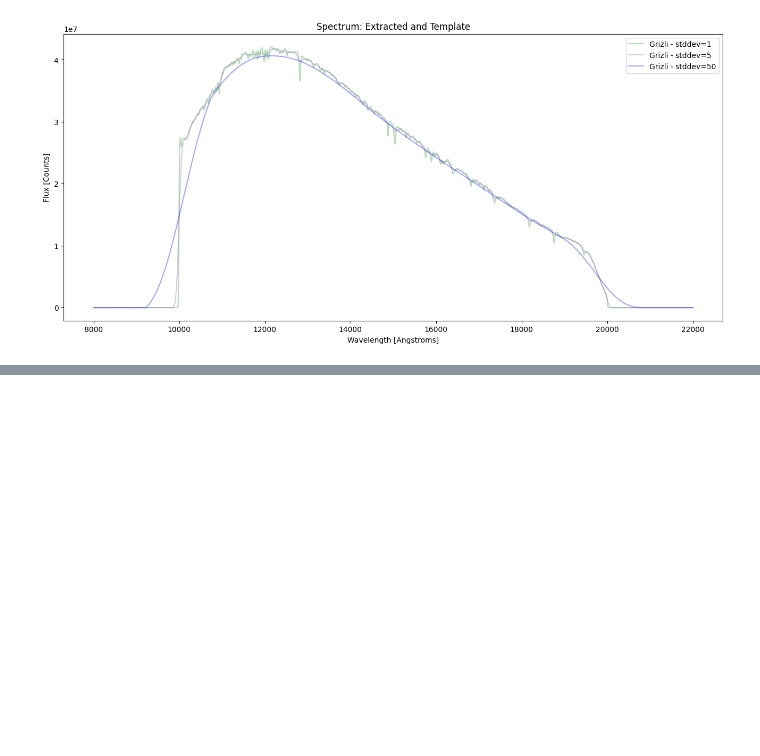
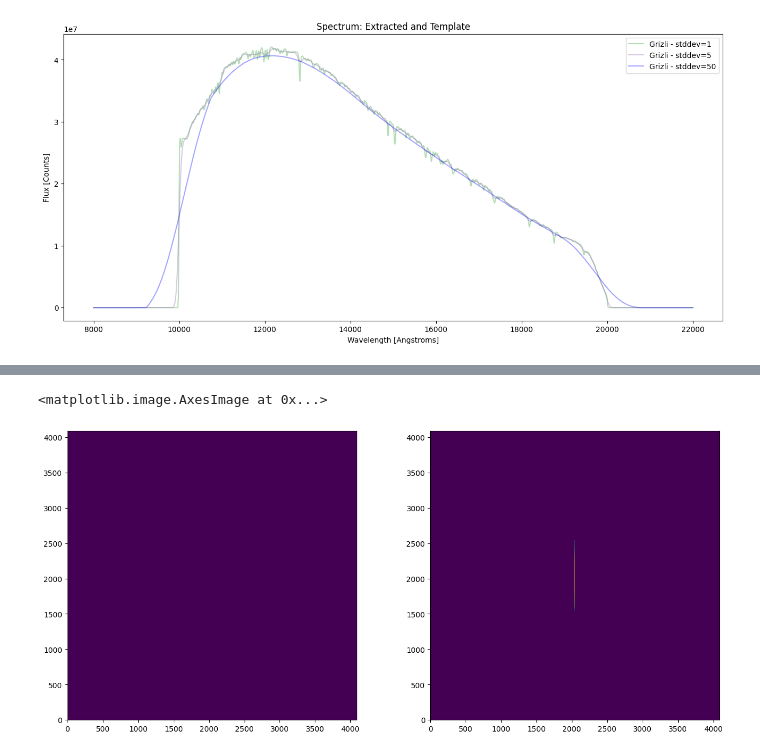
Before and after one commit to keithbuckholz/summer-roman-project, a Jupyter notebook: 6) predictable_extract/notebooks/single_pix.ipynb, the cells around one changed output, grey strips where cells are left out. Cells and saved outputs as stored; diff of their text form; code cells hidden in the pictures; blank space fills up the shorter version.

```diff
--- a/6) predictable_extract/notebooks/single_pix.ipynb
+++ b/6) predictable_extract/notebooks/single_pix.ipynb
@@ -411,0 +409,26 @@ plt.legend()
+# %%
+dir = np.zeros((4288,4288), dtype="float32")
+dir[2144, 2144] = 1.
+
+roman.direct.data["SCI"] = roman.seg = dir
+
+roman.compute_full_model()
+upright_flat_auto = np.rot90(roman.model[pad:-pad, pad:-pad])
+
+flat_wave = np.linspace(10000,20000,1001)
+flat_flux = np.array([1 for ii in flat_wave], dtype="float64")
+
+flat = S.ArraySpectrum(wave=flat_wave, flux=flat_flux)
+
+flat_model = roman.compute_model_orders(id=1, mag=1, in_place=False, store=False, is_cgs=True,
+                                        spectrum_1d=[flat.wave, flat.flux])[1]
+
+upright_flat_manual = np.rot90(flat_model[pad:-pad, pad:-pad])
+
+fig, (ax1, ax2) = plt.subplots(1, 2)
+
+ax1.imshow(upright_flat_auto)
+ax2.imshow(upright_flat_manual)
+# %% [output]
+<matplotlib.image.AxesImage at 0x...>
+[figure, added]
```
Also changed, not shown: parts of 4 cells of this notebook, 7 other files.
